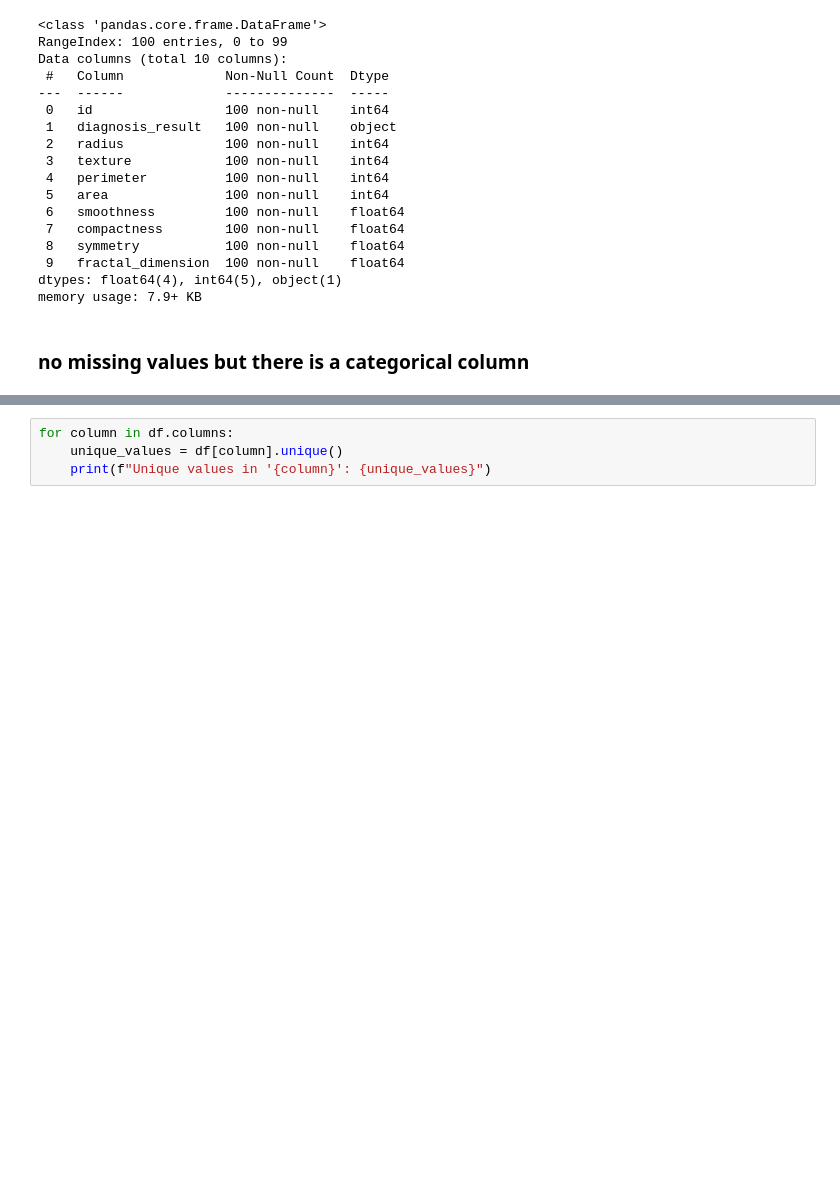
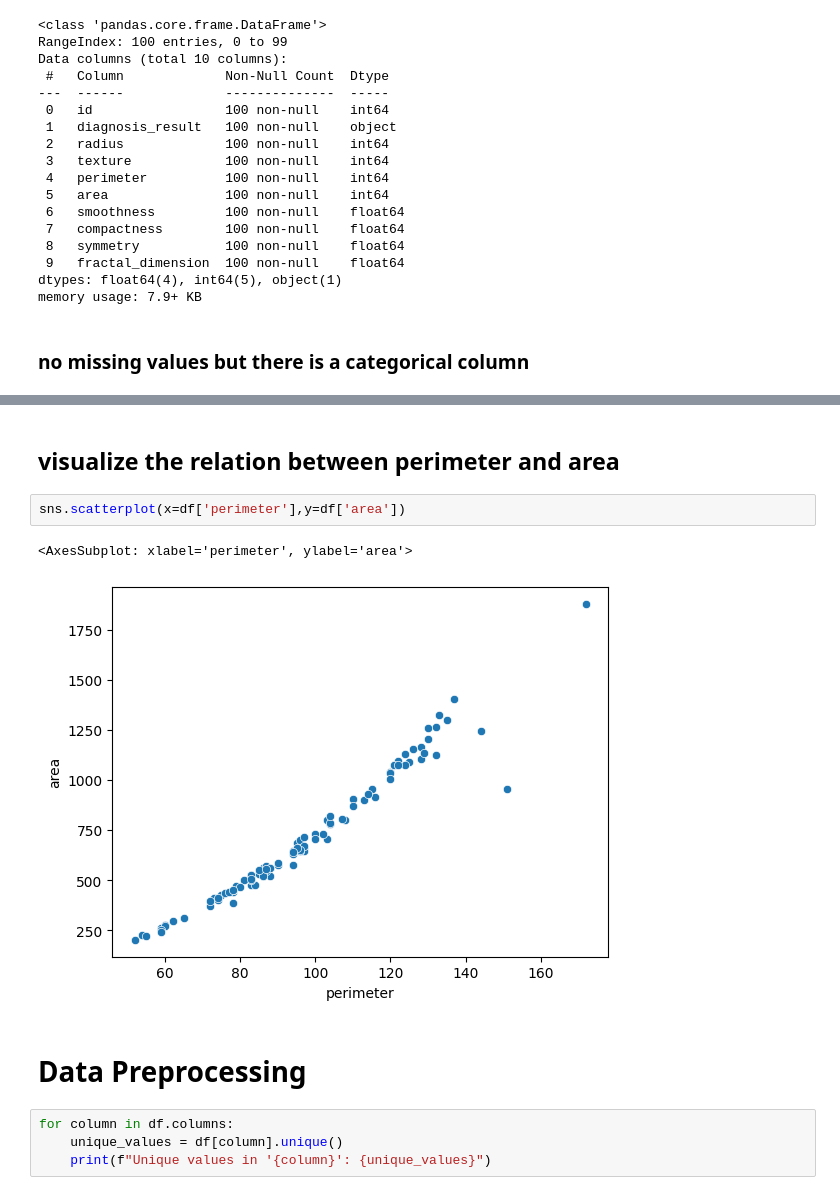
Before and after one commit to mariamezzat01/ML-for-Bio-Robotics, a Jupyter notebook: Task2/Task2_Robotics.ipynb, the cells around one changed output, grey strips where cells are left out. Cells and saved outputs as stored; diff of their text form; blank space fills up the shorter version.

```diff
--- a/Task2/Task2_Robotics.ipynb
+++ b/Task2/Task2_Robotics.ipynb
@@ -43,3 +69,12 @@ memory usage: 7.9+ KB
+# %% [markdown]
+## visualize the relation between perimeter and area
+# %%
+sns.scatterplot(x=df['perimeter'],y=df['area'])
+# %% [output]
+<AxesSubplot: xlabel='perimeter', ylabel='area'>
+[figure, added]
+# %% [markdown]
+# Data Preprocessing
 # %%
 for column in df.columns:
     unique_values = df[column].unique()
```
Also changed, not shown: parts of 21 cells of this notebook.
